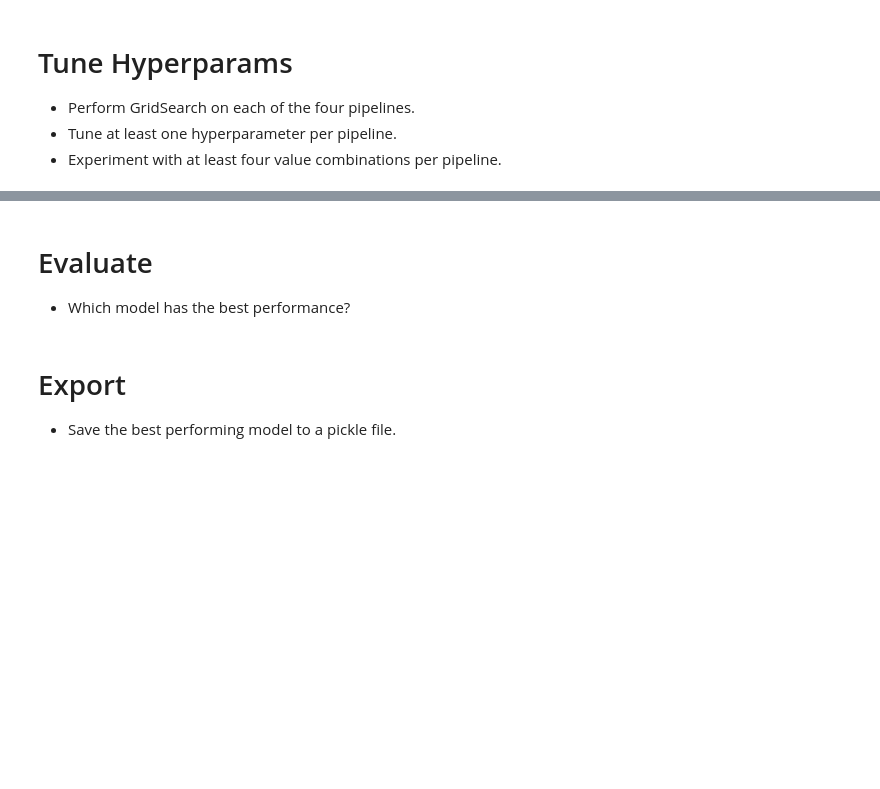
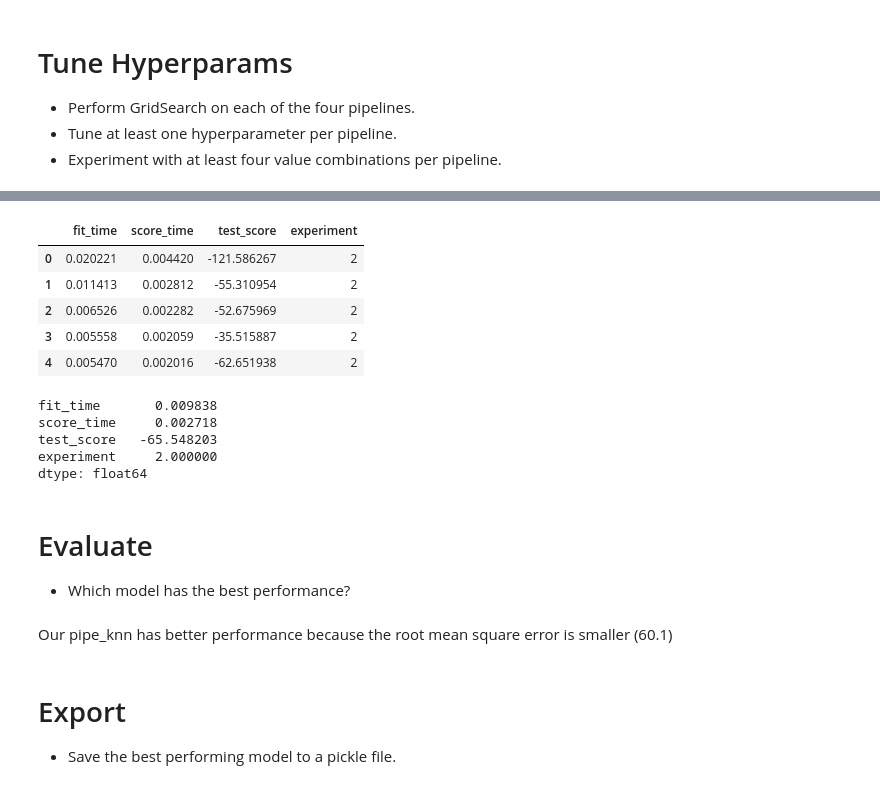
Before and after one commit to yulizhang11/production, a Jupyter notebook: 02_activities/assignments/assignment_2.ipynb, the cells around one changed output, grey strips where cells are left out. Cells and saved outputs as stored; diff of their text form; code cells hidden in the pictures; blank space fills up the shorter version.

```diff
--- a/02_activities/assignments/assignment_2.ipynb
+++ b/02_activities/assignments/assignment_2.ipynb
@@ -337,7 +296,28 @@ Pipeline(steps=[('preprocess2',
+# %%
+fire_yj_dict = cross_validate(pipe_knn_yj, X_train, Y_train, cv = 5, scoring = "neg_root_mean_squared_error")
+fire_yj = pd.DataFrame(fire_yj_dict).assign(experiment = 2)
+fire_yj
+# %% [output]
+|  | fit_time | score_time | test_score | experiment |
+| 0 | 0.020221 | 0.004420 | -121.586267 | 2 |
+| 1 | 0.011413 | 0.002812 | -55.310954 | 2 |
+| 2 | 0.006526 | 0.002282 | -52.675969 | 2 |
+| 3 | 0.005558 | 0.002059 | -35.515887 | 2 |
+| 4 | 0.005470 | 0.002016 | -62.651938 | 2 |
+# %%
+fire_yj.mean()
+# %% [output]
+fit_time       0.009838
+score_time     0.002718
+test_score   -65.548203
+experiment     2.000000
+dtype: float64
 # %% [markdown]
 # Evaluate
 
 + Which model has the best performance?
+# %% [markdown]
+Our pipe_knn has better performance because the root mean square error is smaller (60.1)
 # %% [markdown]
 # Export
 
```
Also changed, not shown: parts of 25 cells of this notebook.
